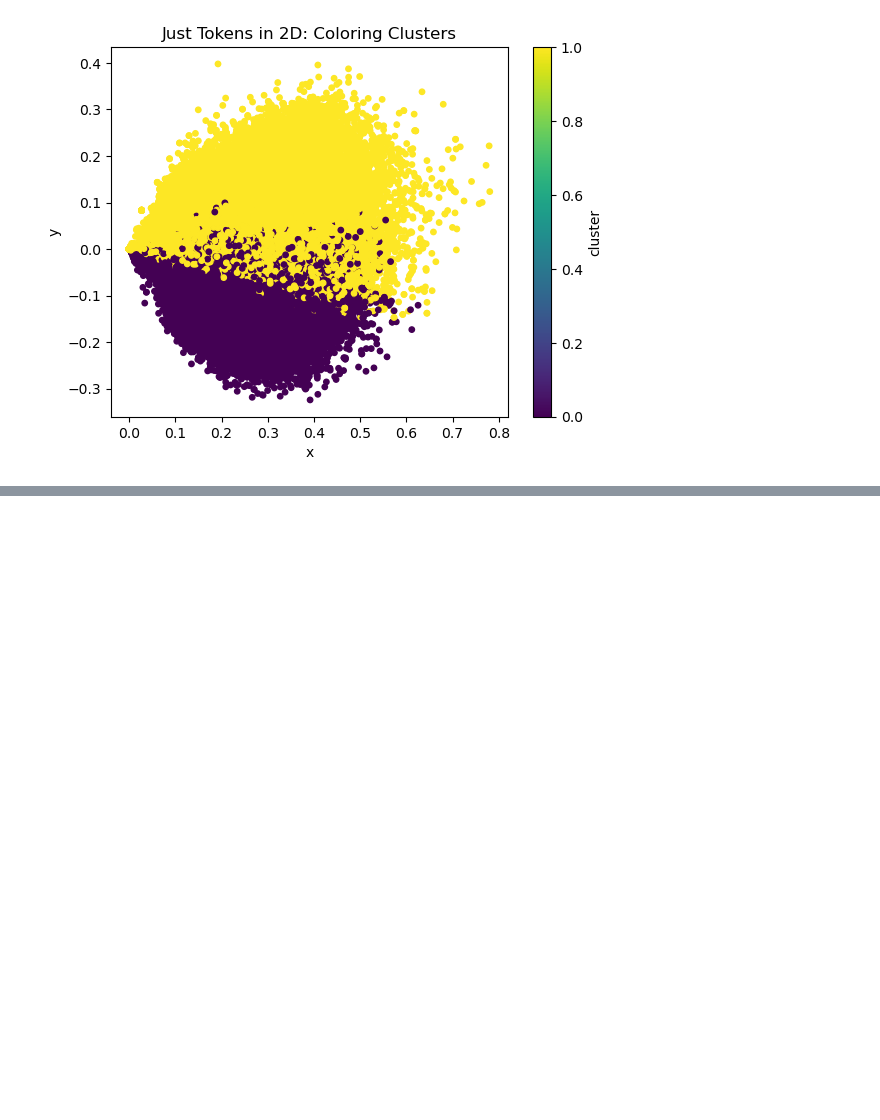
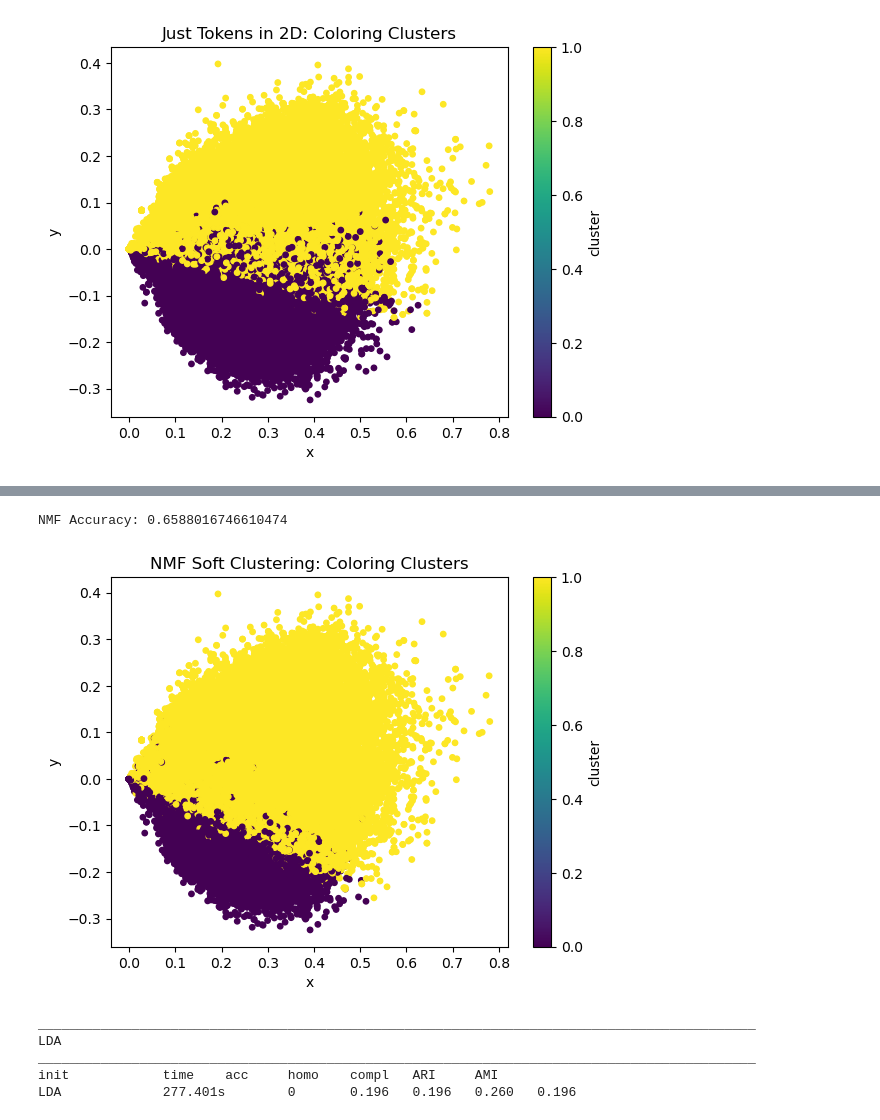
Before and after one commit to EllingtonKirby/Deepfake-Prediction, a Jupyter notebook: ek/clustering_exploration.ipynb, the cells around one changed output, grey strips where cells are left out. Drawn from its saved outputs; the diff is of its cells as text; code cells hidden in the pictures; blank space fills up the shorter version.

```diff
--- a/ek/clustering_exploration.ipynb
+++ b/ek/clustering_exploration.ipynb
@@ -761,0 +732,69 @@ LDA-2           0.026s  192     0.505   0.009   0.115   -0.001  0.017   0.965
+# %%
+# Examining our best NMF model more closely
+
+dataset = df_no_stop_word_removal['all']
+vectorizer = TfidfVectorizer(min_df=.01, max_df=.75)
+X_tfidf = vectorizer.fit_transform(dataset)
+init = "nndsvda"
+
+mbnmf_2 = MiniBatchNMF(
+    n_components=size,
+    random_state=1,
+    batch_size=128,
+    init=init,
+    beta_loss="kullback-leibler",
+    l1_ratio=0.5,
+)
+
+estimations_nmf = mbnmf_2.fit_transform(X_tfidf)
+
+graphing_lsa = TruncatedSVD(n_components=2)
+df2d_nmf = pd.DataFrame(graphing_lsa.fit_transform(X_tfidf), columns=list('xy'))
+df2d_nmf['label'] = df_no_stop_word_removal['label']
+
+# When we take the Argmax our prediction is inverted (i.e. the 0 component being max corresponds to a prediction of 1) (why?)
+# So we can simply just take the argmin
+df2d_nmf['cluster'] = np.argmin(estimations_nmf, axis=1)
+print(f"NMF Accuracy: {metrics.accuracy_score(df2d_nmf['label'], df2d_nmf['cluster'])}")
+
+from matplotlib import pyplot as plt
+from matplotlib import colors
+%matplotlib inline
+
+df2d_nmf.plot.scatter(x='x', y='y', c='cluster',cmap="viridis", s=15)
+plt.title("NMF Soft Clustering: Coloring Clusters")
+plt.show()
+# %% [output]
+NMF Accuracy: 0.6588016746610474
+[figure, added]
+# %%
+from sklearn.feature_extraction.text import CountVectorizer
+from sklearn.decomposition import LatentDirichletAllocation
+
+# So we can see that seeding KMeans using our two above methods actually does nothing
+# Lets try instead to directly use them as clustering methods, starting with NMF
+
+nmf_sizes = [2]
+dataset = df_no_stop_word_removal['all']
+count_vectorizer = CountVectorizer(min_df=.01, max_df=.75)
+X_counts = count_vectorizer.fit_transform(dataset)
+
+lda = LatentDirichletAllocation(
+    n_components=2,
+    max_iter=5,
+    learning_method="online",
+    learning_offset=50.0,
+    random_state=0,
+)
+
+print(92 * "_")
+print("LDA")
+print(92 * "_")
+print("init\t\ttime\tacc\thomo\tcompl\tARI\tAMI")
+bench_soft_clustering(lda, X_counts, "LDA", df_no_stop_word_removal['label'])
+# %% [output]
+____________________________________________________________________________________________
+LDA
+____________________________________________________________________________________________
+init            time    acc     homo    compl   ARI     AMI
+LDA             277.401s        0       0.196   0.196   0.260   0.196
```
Also changed, not shown: parts of 25 cells of this notebook, 4 other files.
